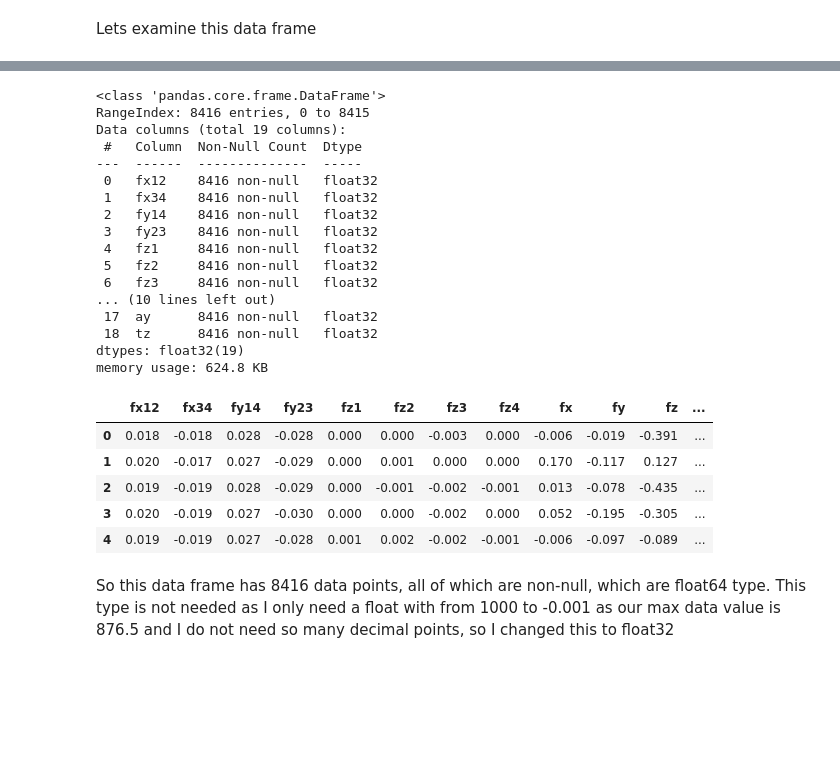
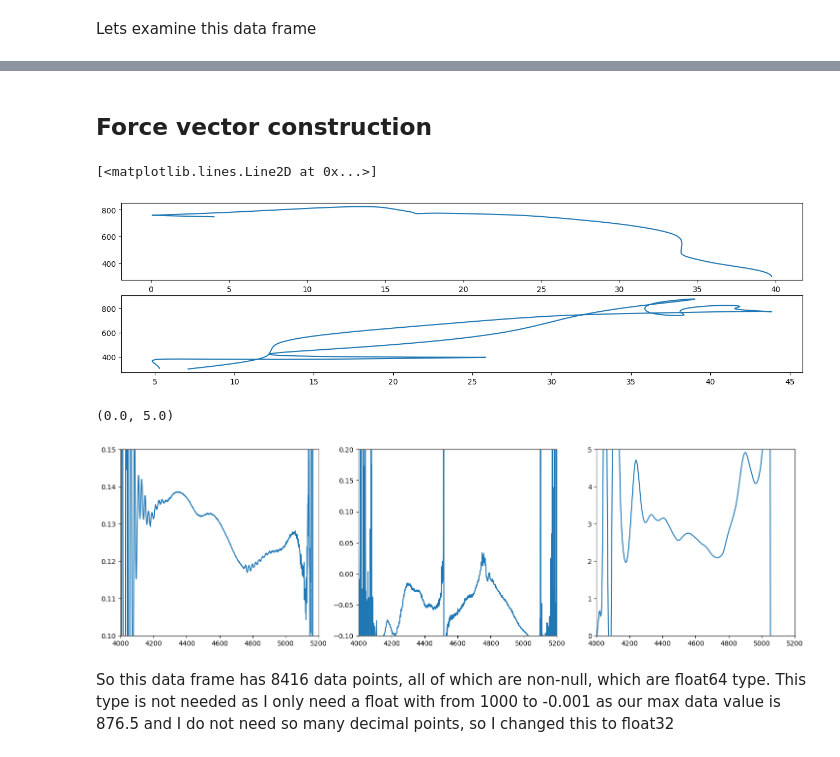
Before and after one commit to TimArthur391/Templo_Data_Analysis, a Jupyter notebook: Jupyter/Templo_Data_Analysis.ipynb, the cells around one changed output, grey strips where cells are left out. Cells and saved outputs as stored; diff of their text form; code cells hidden in the pictures; blank space fills up the shorter version.

```diff
--- a/Jupyter/Templo_Data_Analysis.ipynb
+++ b/Jupyter/Templo_Data_Analysis.ipynb
@@ -32,32 +120,51 @@ dataFrame.describe()
+# %% [markdown]
+## Force vector construction
+# %%
+#sort out angle and magnitude first
+#origin is at 0, 0
+#proportional up to 100 in x and y
+
+#Sag plane
+x_coords_sag = sag_magnitude*np.sin(np.radians(sag_angle))
+y_coords_sag = sag_magnitude*np.cos(np.radians(sag_angle))
+
+x_coords_cor = cor_magnitude*np.sin(np.radians(cor_angle))
+y_coords_cor = cor_magnitude*np.cos(np.radians(cor_angle))
+
+
+fig, axs = plt.subplots(2, 1, figsize=(16, 4))
+axs[0].plot(y_coords_sag[400:],x_coords_sag[400:])
+axs[1].plot(y_coords_cor, x_coords_cor)
+# %% [output]
+[<matplotlib.lines.Line2D at 0x...>]
+[figure, added]
 # %%
-dataFrame.info()
+fig, axs = plt.subplots(1, 3, figsize=(18, 5))
+axs[0].plot(dataFrame['my']/dataFrame['fz'])
+axs[1].plot(dataFrame['mz']/dataFrame['fy'])
+axs[2].plot(filtfilt(b, a, dataFrame['my']/dataFrame['fx']))
+
+for i in range(0,3):
+    axs[i].set_xlim(4000,5200)
+
+axs[0].set_ylim(0.1,0.15)
+axs[1].set_ylim(-0.1,0.2)
+axs[2].set_ylim(0,5)
 # %% [output]
-<class 'pandas.core.frame.DataFrame'>
-RangeIndex: 8416 entries, 0 to 8415
-Data columns (total 19 columns):
- #   Column  Non-Null Count  Dtype
----  ------  --------------  -----
- 0   fx12    8416 non-null   float32
- 1   fx34    8416 non-null   float32
- 2   fy14    8416 non-null   float32
- 3   fy23    8416 non-null   float32
- 4   fz1     8416 non-null   float32
- 5   fz2     8416 non-null   float32
- 6   fz3     8416 non-null   float32
-... (10 lines left out)
- 17  ay      8416 non-null   float32
- 18  tz      8416 non-null   float32
-dtypes: float32(19)
-memory usage: 624.8 KB
+(0.0, 5.0)
+[figure, added]
 # %%
-dataFrame.head()
+from scipy.signal import butter,filtfilt
+# Filter requirements.
+T = 1.121         # Sample Period
+fs = 1000      # sample rate, Hz
+cutoff = 25      # desired cutoff frequency of the filter, Hz ,      slightly higher than actual 1.2 Hz
+nyq = 0.5 * fs  # Nyquist Frequency
+order = 2       # sin wave can be approx represented as quadratic
+n = int(T * fs) # total number of samples
+normal_cutoff = cutoff / nyq
+# Get the filter coefficients
+b, a = butter(order, normal_cutoff, btype='low', analog=False)
-# %% [output]
-|  | fx12 | fx34 | fy14 | fy23 | fz1 | fz2 | fz3 | fz4 | fx | fy | fz | ... |
-| 0 | 0.018 | -0.018 | 0.028 | -0.028 | 0.000 | 0.000 | -0.003 | 0.000 | -0.006 | -0.019 | -0.391 | ... |
-| 1 | 0.020 | -0.017 | 0.027 | -0.029 | 0.000 | 0.001 | 0.000 | 0.000 | 0.170 | -0.117 | 0.127 | ... |
-| 2 | 0.019 | -0.019 | 0.028 | -0.029 | 0.000 | -0.001 | -0.002 | -0.001 | 0.013 | -0.078 | -0.435 | ... |
-| 3 | 0.020 | -0.019 | 0.027 | -0.030 | 0.000 | 0.000 | -0.002 | 0.000 | 0.052 | -0.195 | -0.305 | ... |
-| 4 | 0.019 | -0.019 | 0.027 | -0.028 | 0.001 | 0.002 | -0.002 | -0.001 | -0.006 | -0.097 | -0.089 | ... |
 # %% [markdown]
 So this data frame has 8416 data points, all of which are non-null, which are float64 type. This type is not needed as I only need a float with from 1000 to -0.001 as our max data value is 876.5 and I do not need so many decimal points, so I changed this to float32
 # %% [markdown]
```
Also changed, not shown: parts of 18 cells of this notebook, 6 other files.
